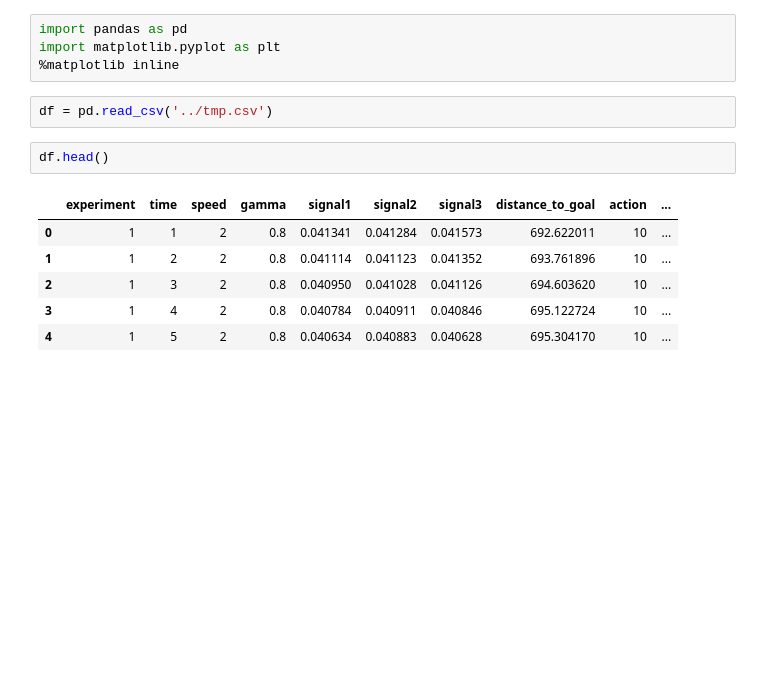
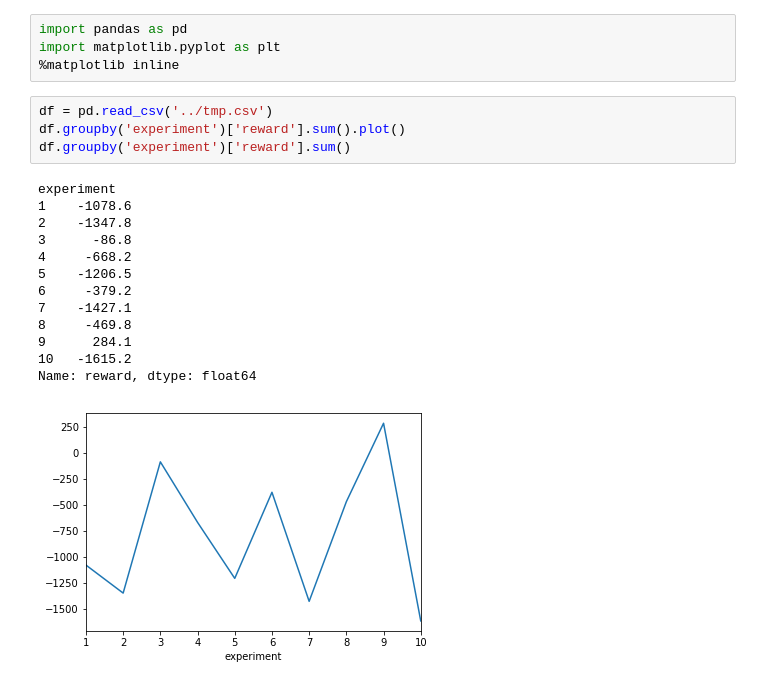
Before and after one commit to iknow1988/MAMIF, a Jupyter notebook: bat_simulation/notebooks/Untitled.ipynb, the cells around one changed output. Cells and saved outputs as stored; diff of their text form; blank space fills up the shorter version.

```diff
--- a/bat_simulation/notebooks/Untitled.ipynb
+++ b/bat_simulation/notebooks/Untitled.ipynb
@@ -4,12 +4,19 @@ import matplotlib.pyplot as plt
 %matplotlib inline
 # %%
 df = pd.read_csv('../tmp.csv')
+df.groupby('experiment')['reward'].sum().plot()
+df.groupby('experiment')['reward'].sum()
+# %% [output]
+experiment
+1    -1078.6
+2    -1347.8
+3      -86.8
+4     -668.2
+5    -1206.5
+6     -379.2
+7    -1427.1
+8     -469.8
+9      284.1
+10   -1615.2
+Name: reward, dtype: float64
+[figure, added]
-# %%
-df.head()
-# %% [output]
-|  | experiment | time | speed | gamma | signal1 | signal2 | signal3 | distance_to_goal | action | ... |
-| 0 | 1 | 1 | 2 | 0.8 | 0.041341 | 0.041284 | 0.041573 | 692.622011 | 10 | ... |
-| 1 | 1 | 2 | 2 | 0.8 | 0.041114 | 0.041123 | 0.041352 | 693.761896 | 10 | ... |
-| 2 | 1 | 3 | 2 | 0.8 | 0.040950 | 0.041028 | 0.041126 | 694.603620 | 10 | ... |
-| 3 | 1 | 4 | 2 | 0.8 | 0.040784 | 0.040911 | 0.040846 | 695.122724 | 10 | ... |
-| 4 | 1 | 5 | 2 | 0.8 | 0.040634 | 0.040883 | 0.040628 | 695.304170 | 10 | ... |
```
Also changed, not shown: parts of 4 cells of this notebook, 7 other files.
